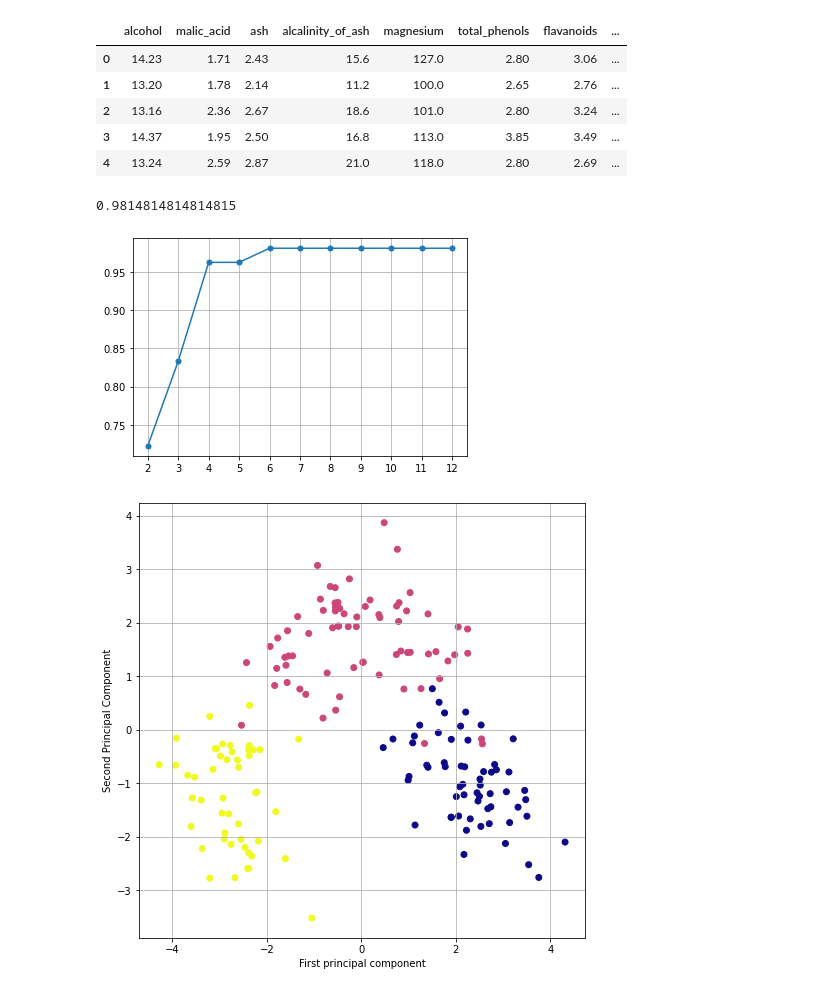
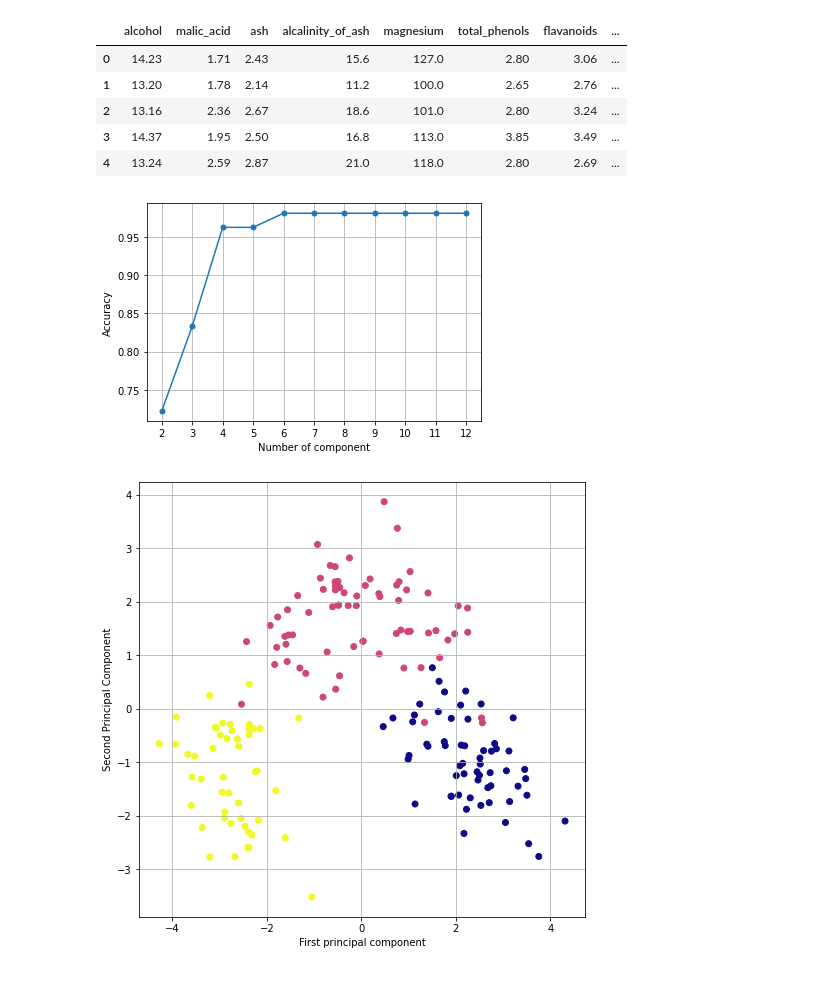
Before and after one commit to TuHuynh20002002/HCMUT-Calculus-PCA, a Jupyter notebook: main.ipynb, the cells around one changed output. Cells and saved outputs as stored; diff of their text form; code cells hidden in the pictures.

```diff
--- a/main.ipynb
+++ b/main.ipynb
@@ -30,12 +31,6 @@ X_scaled = scaler.fit_transform(df)
 y = wine.target
 # %%
 X_train, X_test, y_train, y_test = train_test_split(X_scaled, y,  test_size=0.3, random_state=30)
-# %%
-model = LogisticRegression(max_iter=1000)
-model.fit(X_train, y_train)
-model.score(X_test, y_test)
-# %% [output]
-0.9814814814814815
 # %%
 score = []
 for i in np.arange(2,len(wine.feature_names)):
@@ -48,12 +43,14 @@ for i in np.arange(2,len(wine.feature_names)):
     score.append(model.score(X_test_pca, y_test))
 # %%
 x = np.arange(2,len(wine.feature_names))
-plt.plot(x,score, marker = ".", markersize = 10)
+plt.plot(x[:12],score[:12], marker = ".", markersize = 10)
 plt.grid(True)
-plt.xticks(x)
+plt.xticks(x[:12])
+plt.xlabel('Number of component')
+plt.ylabel('Accuracy')
 plt.show()
 # %% [output]
-[figure, old version]
+[figure, new version]
 # %%
 pca = PCA(n_components=2)
 pca.fit(X_scaled)
```
Also changed, not shown: parts of 3 cells of this notebook.
